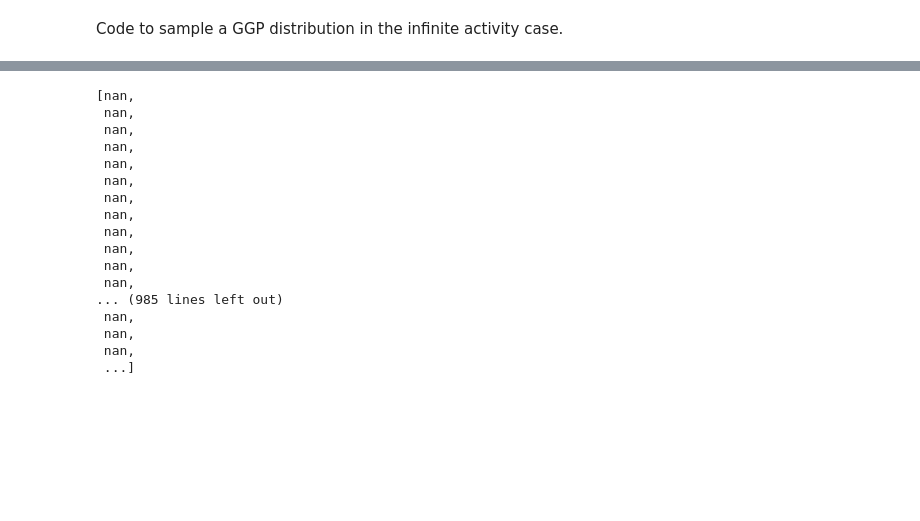
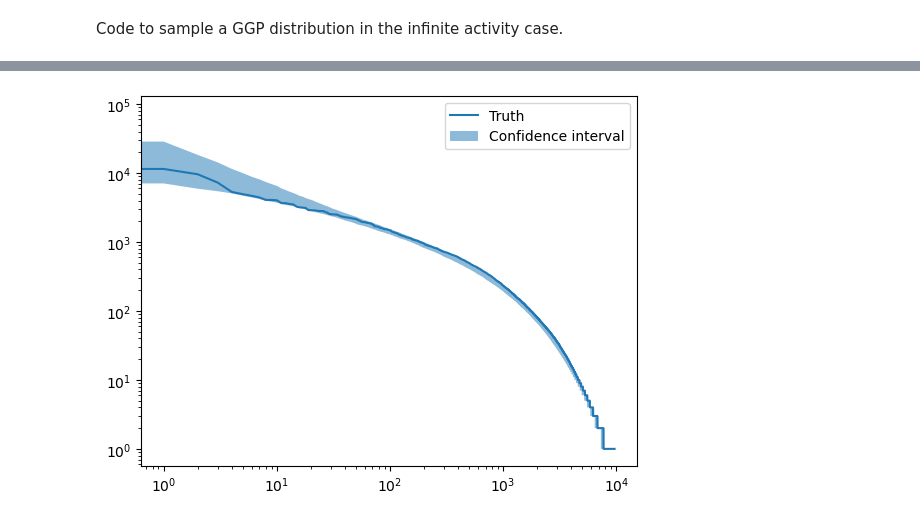
Before and after one commit to bobmnc/bayesian_project, a Jupyter notebook: experiments.ipynb, the cells around one changed output, grey strips where cells are left out. Cells and saved outputs as stored; diff of their text form; code cells hidden in the pictures; blank space fills up the shorter version.

```diff
--- a/experiments.ipynb
+++ b/experiments.ipynb
@@ -235,20 +239,29 @@ plt.show()
-# %%
-results["ll"]
-# %% [output]
-[nan,
- nan,
- nan,
- nan,
- nan,
- nan,
- nan,
- nan,
- nan,
- nan,
- nan,
- nan,
-... (985 lines left out)
- nan,
- nan,
- nan,
- ...]
+# %%
+def predict_gbfry(fit_results, n_slice=100):
+    etas = fit_results["eta"][::n_slice]
+    sigmas = fit_results["sigma"][::n_slice]
+    taus = fit_results["tau"][::n_slice]
+
+    predictions = []
+    for eta, sigma, tau in zip(etas, sigmas, taus):
+        W_pred = sample_gbfry(eta, sigma, 1.0, tau, T=1e-8)
+        counts_pred = np.random.poisson(lam=n * W_pred / np.sum(W_pred))
+        counts_pred = counts_pred[counts_pred > 0]
+        predictions.append(np.sort(counts_pred)[::-1])
+    return predictions
+# %%
+def plot_confidence_interval_gbfry(counts, fit_results):
+    n = np.sum(counts)
+    predictions = predict_gbfry(fit_results)
+    max_count = min(map(len, predictions))
+    predictions_np = np.array([arr[:max_count] for arr in predictions])
+    quantiles = np.quantile(predictions_np, [0.05, 0.95], axis=0)
+    fig, ax = plt.subplots()
+    ax.loglog(np.sort(counts)[::-1], label="Truth")
+    ax.fill_between(np.arange(quantiles.shape[1]), quantiles[0], quantiles[1], alpha=0.5, label="Confidence interval")
+    ax.legend()
+    plt.show()
+# %%
+plot_confidence_interval_gbfry(counts, results)
+# %% [output]
+[figure, added]
```
Also changed, not shown: parts of 9 cells of this notebook.
